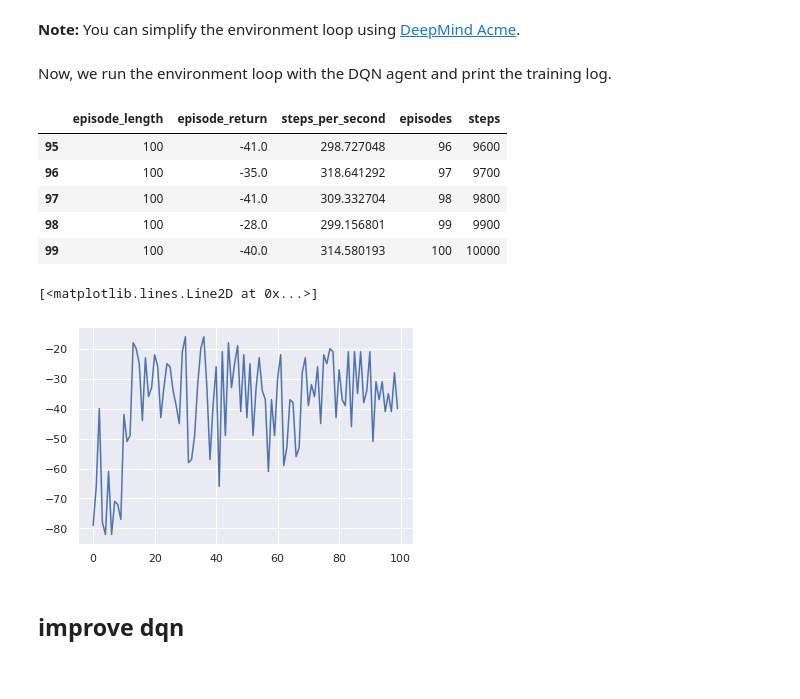
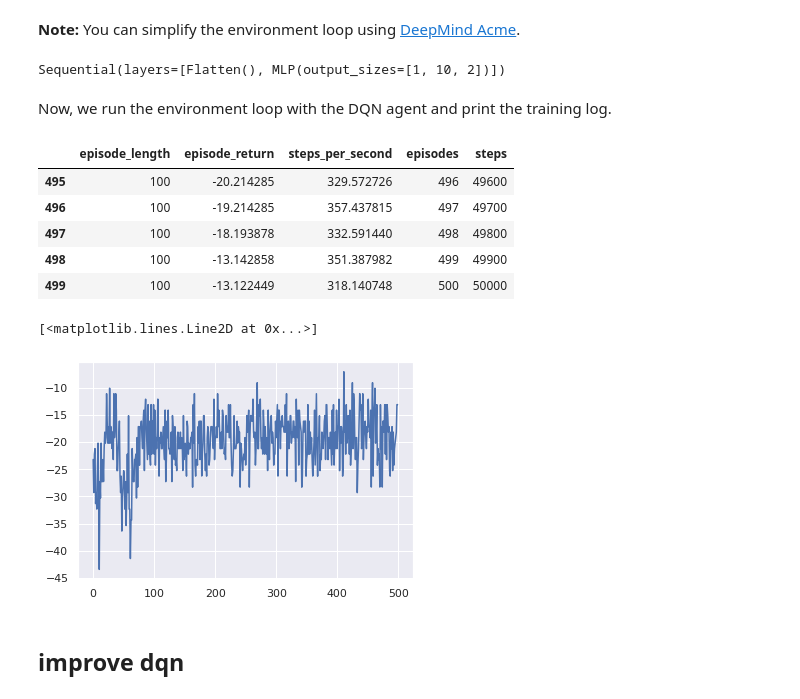
Before and after one commit to lynn0503/NMA2022DL_Mohinga_Project, a Jupyter notebook: wm_rl_lynn.ipynb, the cells around one changed output. Saved outputs shown, nothing was run; the diff lists cells and outputs as text; code cells hidden in the pictures.

Commit message:
fix episode_return

```diff
--- a/wm_rl_lynn.ipynb
+++ b/wm_rl_lynn.ipynb
@@ -283,9 +283,13 @@ class NBack(dm_env.Environment):
 
   def _episode_return(self):
     if self._imitate_human:
-      return np.mean(self.human_subject_data['response'] == self._action_history)
+        return np.mean(self.human_subject_data['response'] == self._action_history)
     else:
-      return 0.0
+        # print(self._action_history)
+        action_binary=[True if x == "match" else False for x in self._action_history]
+        is_equal_N_back=np.equal(self.stimuli[self.N:],self.stimuli[:-self.N])
+        rewards=np.equal(action_binary[self.N:],is_equal_N_back)
+        return np.mean(rewards)
 
   def step(self, action: int):
     if self._reset_next_step:
@@ -331,7 +335,7 @@ class NBack(dm_env.Environment):
   def _observation(self):
 
     # agent observes only the current trial
-    # obs = self.stimuli[self._current_step - 1]
+    obs = self.stimuli[self._current_step - 1]
 
     # agents observe stimuli up to the current trial
     obs = self.stimuli[:self._current_step+1].copy()
@@ -503,45 +506,60 @@ env, env_spec = NBack.create_environment()
 #     episode_length=32)
 # env_spec = specs.make_environment_spec(env)
 # %%
+from acme.agents.tf import dqn
 def dqn_make_network(action_spec: specs.DiscreteArray) -> snt.Module:
   return snt.Sequential([
       snt.Flatten(),
-      snt.nets.MLP([50, 50, action_spec.num_values]),
+      snt.nets.MLP([1, 10, action_spec.num_values]),
   ])
+# how to decide input dimension
 
+dqn_net=dqn_make_network(env_spec.actions)
+print(dqn_net)
 # construct a DQN agent
-agent = dqn.DQN(
+agent_dqn = dqn.DQN(
     environment_spec=env_spec,
-    network=dqn_make_network(env_spec.actions),
+    network=dqn_net,
     epsilon=[0.1],
     logger=InMemoryLogger(),
     checkpoint=False,
 )
 # reducing epsilon from 0.5 to 0.1 improve the return
+# output_sizes: Sequence of layer sizes
+# for index, output_size in enumerate(output_sizes):
+#       self._layers.append(
+#           linear.Linear(
+#               output_size=output_size,
+#               w_init=w_init,
+#               b_init=b_init,
+#               with_bias=with_bias,
+#               name="linear_%d" % index))
+# %% [output]
+Sequential(layers=[Flatten(), MLP(output_sizes=[1, 10, 2])])
 # %% [markdown]
 Now, we run the environment loop with the DQN agent and print the training log.
 # %%
 # for dqn agent
 # training loop
-n_episodes=100
-loop = EnvironmentLoop(env, agent, logger=InMemoryLogger())
+n_episodes=500
+loop = EnvironmentLoop(env, agent_dqn, logger=InMemoryLogger())
 loop.run(n_episodes)
 
 # print logs
-logs = pd.DataFrame(loop._logger._data)
-logs.tail()
+logs_dqn = pd.DataFrame(loop._logger._data)
+logs_dqn.tail()
 # %% [output]
 |  | episode_length | episode_return | steps_per_second | episodes | steps |
-| 95 | 100 | -41.0 | 298.727048 | 96 | 9600 |
-| 96 | 100 | -35.0 | 318.641292 | 97 | 9700 |
-| 97 | 100 | -41.0 | 309.332704 | 98 | 9800 |
-| 98 | 100 | -28.0 | 299.156801 | 99 | 9900 |
-| 99 | 100 | -40.0 | 314.580193 | 100 | 10000 |
+| 495 | 100 | -20.214285 | 329.572726 | 496 | 49600 |
+| 496 | 100 | -19.214285 | 357.437815 | 497 | 49700 |
+| 497 | 100 | -18.193878 | 332.591440 | 498 | 49800 |
+| 498 | 100 | -13.142858 | 351.387982 | 499 | 49900 |
+| 499 | 100 | -13.122449 | 318.140748 | 500 | 50000 |
 # %%
-plt.plot(logs['episode_return'])
+plt.plot(logs_dqn['episode_return'])
 # %% [output]
 [<matplotlib.lines.Line2D at 0x...>]
-[figure, old version]
+[figure, new version]
 # %% [markdown]
 ## improve dqn
 # %%
```
Also changed, not shown: parts of 8 cells of this notebook.
